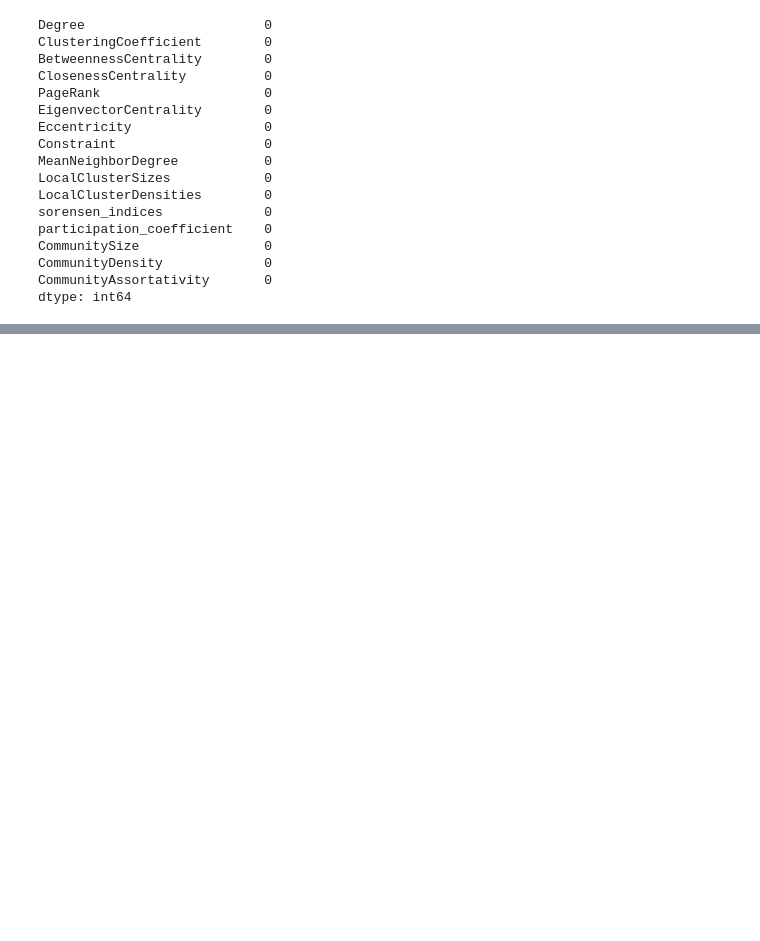
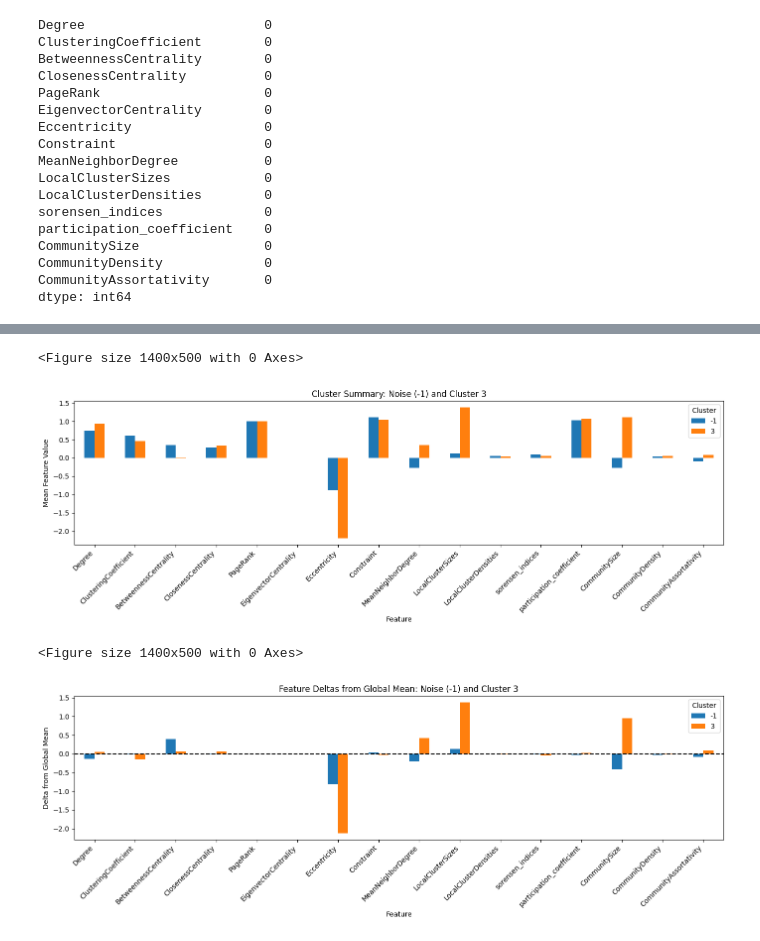
Before and after one commit to PSswathi/aai-510-group2-final-project, a Jupyter notebook: model_notebooks/dbscan.ipynb, the cells around one changed output, grey strips where cells are left out. Cells and saved outputs as stored; diff of their text form; code cells hidden in the pictures; blank space fills up the shorter version.

Commit message:
eval of dbscan

```diff
--- a/model_notebooks/dbscan.ipynb
+++ b/model_notebooks/dbscan.ipynb
@@ -101,0 +103,4 @@ features_w_initial_dbscan_labels.head()
+# %%
+db = DBSCAN(eps=0.8, min_samples=7)
+labels = db.fit_predict(features)
+features["Cluster"] = labels
@@ -101,0 +149,3 @@ features_w_initial_dbscan_labels.head()
+# %%
+cluster_summary = features.groupby("Cluster").mean().round(3)
+cluster_summary
@@ -101,0 +167,4 @@ features_w_initial_dbscan_labels.head()
+# %%
+global_means = features.drop(columns=["Cluster"]).mean()
+cluster_deltas = cluster_summary.subtract(global_means).round(3)
+cluster_deltas
@@ -101,0 +206,32 @@ features_w_initial_dbscan_labels.head()
+# %%
+# Filter the summary data for clusters -1 and 3
+cluster_summary_subset = cluster_summary.loc[[-1, 3]]
+cluster_deltas_subset = cluster_deltas.loc[[-1, 3]]
+
+# Bar plot for summary values
+plt.figure(figsize=(14, 5))
+cluster_summary_subset.T.plot(kind='bar', figsize=(14, 5))
+plt.title("Cluster Summary: Noise (-1) and Cluster 3")
+plt.ylabel("Mean Feature Value")
+plt.xlabel("Feature")
+plt.xticks(rotation=45, ha='right')
+plt.legend(title="Cluster")
+plt.tight_layout()
+plt.show()
+
+# Bar plot for deltas from mean
+plt.figure(figsize=(14, 5))
+cluster_deltas_subset.T.plot(kind='bar', figsize=(14, 5))
+plt.title("Feature Deltas from Global Mean: Noise (-1) and Cluster 3")
+plt.ylabel("Delta from Global Mean")
+plt.xlabel("Feature")
+plt.axhline(0, color='black', linestyle='--')
+plt.xticks(rotation=45, ha='right')
+plt.legend(title="Cluster")
+plt.tight_layout()
+plt.show()
+# %% [output]
+<Figure size 1400x500 with 0 Axes>
+[figure, added]
+<Figure size 1400x500 with 0 Axes>
+[figure, added]
```
Also changed, not shown: parts of 17 cells of this notebook, 2 other files.
